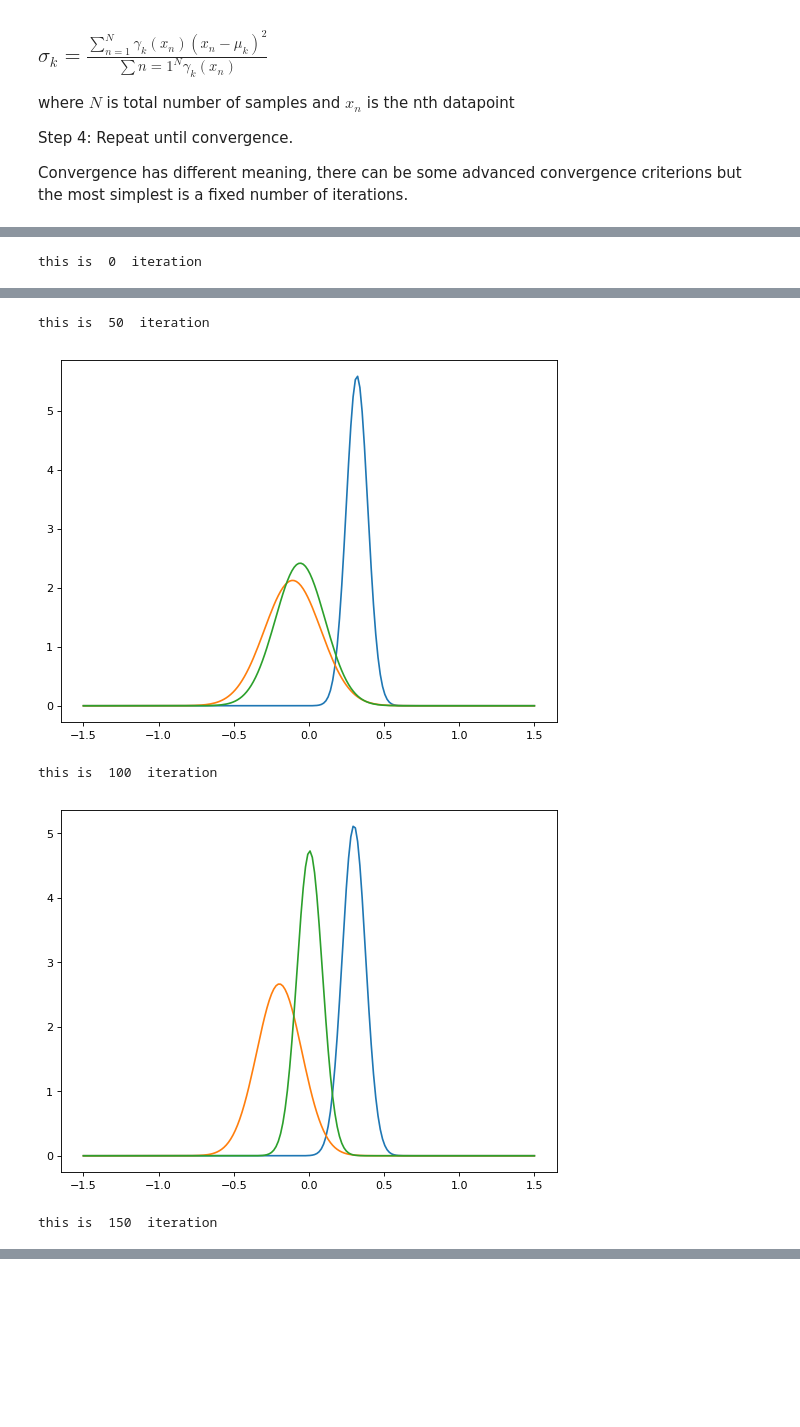
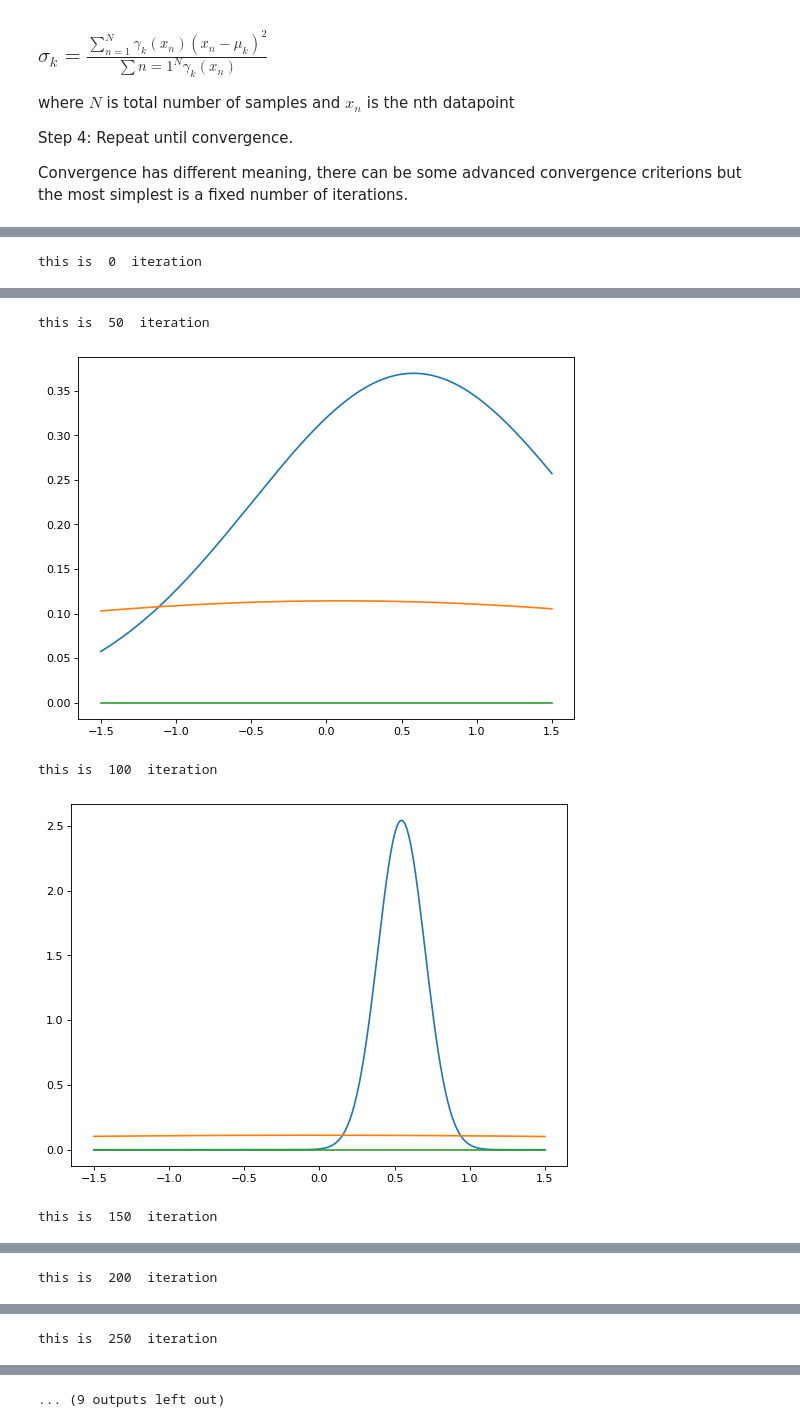
Before and after one commit to ArslanS1997/From-Scratch, a Jupyter notebook: GMM.ipynb, the cells around one changed output, grey strips where cells are left out. Cells and saved outputs as stored; diff of their text form; code cells hidden in the pictures; blank space fills up the shorter version.

```diff
--- a/GMM.ipynb
+++ b/GMM.ipynb
@@ -27,7 +27,7 @@ def get_stock_prices(company_symbol, start_date, end_date):
 
     try:
         symbol_data = my_share.get_historical(share.PERIOD_TYPE_DAY,
-                                              5,
+                                              10,
                                               share.FREQUENCY_TYPE_MINUTE,
                                               60)
     except YahooFinanceError as e:
@@ -45,8 +45,9 @@ def get_price_movements(stock_prices):
 # %%
 
 #df = pd.read_csv('Data.csv')
-df=get_stock_prices('SPY', date(2018,1,1), date(2019,1,10))
+df=get_stock_prices('SPY', date(2018,1,1), date(2020,3,23))
 df['Return'] = get_price_movements(df)
+df = df.dropna()
 df.tail()
 # %% [output]
 |  | timestamp | open | high | low | close | volume | Return |
@@ -144,7 +145,9 @@ def Guassian_prob(x,mean,std):
     #returns pdf of x is normally distributed
     return norm.pdf(x,mean, std)
 
+
 def Expectation_Maximization(df, initial_params,k, max_iterations):
+
     for t in range(max_iterations):
 
         if(t%50==0):
@@ -204,6 +207,7 @@ def Expectation_Maximization(df, initial_params,k, max_iterations):
         initial_params['weights'] =pd.Series(pi_k)
         initial_params['means'] =pd.Series(mu_k)
         initial_params['std'] =pd.Series(np.sqrt(std_k))
+        #all_params.append(initial_params)
         Gammas= pd.DataFrame()
 
 
@@ -221,6 +225,6 @@ def Expectation_Maximization(df, initial_params,k, max_iterations):
     return initial_params
 
 
-l = Expectation_Maximization(df,initial_params,k,200)
+l = Expectation_Maximization(df,initial_params,k,500)
 # %% [output]
 this is  0  iteration
@@ -228,5 +232,5 @@ this is  0  iteration
 this is  50  iteration
-[figure, old version]
+[figure, new version]
 this is  100  iteration
-[figure, old version]
+[figure, new version]
 this is  150  iteration
@@ -233,0 +238 @@ this is  150  iteration
+this is  200  iteration
@@ -234,0 +240 @@ this is  150  iteration
+this is  250  iteration
@@ -235,3 +242,4 @@ this is  150  iteration
+... (9 outputs left out)
 # %%
 l
 # %% [output]
```
Also changed, not shown: parts of 6 cells of this notebook.
